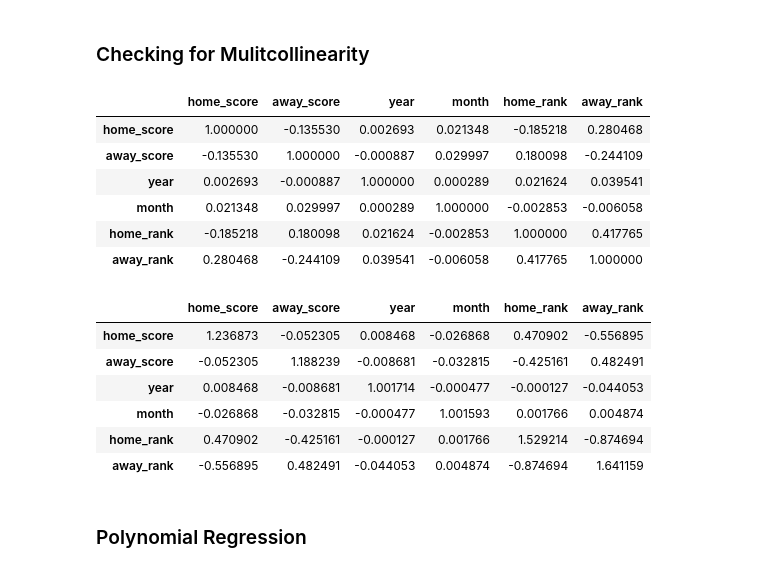
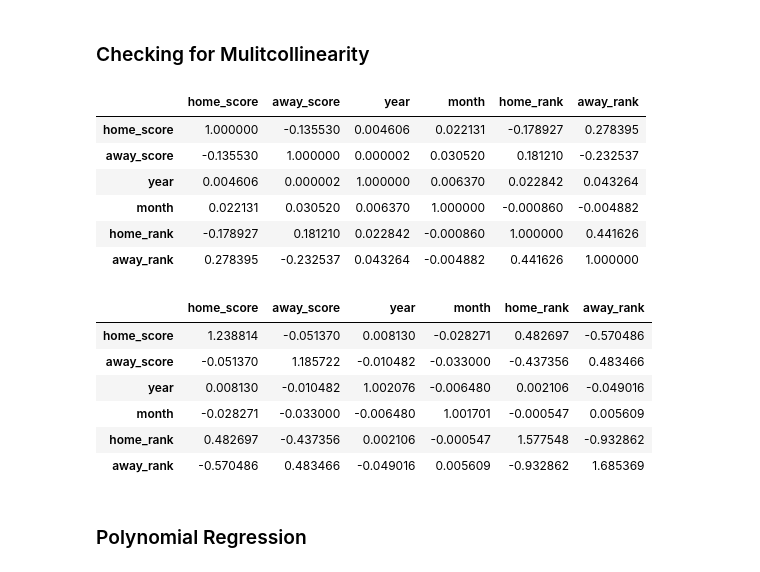
Before and after one commit to booorayan/Regression_fifa, a Jupyter notebook: Football_Match_Predictions.ipynb, the cells around one changed output. Saved outputs shown, nothing was run; the diff lists cells and outputs as text; code cells hidden in the pictures.

```diff
--- a/Football_Match_Predictions.ipynb
+++ b/Football_Match_Predictions.ipynb
@@ -981,27 +981,27 @@ According to the output, there is little to no correlation between the variables
 # %%
 # displaying the correlation between variables
 
-correlations = log_df.corr()
+correlations = out_f.corr()
 correlations
 # %% [output]
 |  | home_score | away_score | year | month | home_rank | away_rank |
-| home_score | 1.000000 | -0.135530 | 0.002693 | 0.021348 | -0.185218 | 0.280468 |
-| away_score | -0.135530 | 1.000000 | -0.000887 | 0.029997 | 0.180098 | -0.244109 |
-| year | 0.002693 | -0.000887 | 1.000000 | 0.000289 | 0.021624 | 0.039541 |
-| month | 0.021348 | 0.029997 | 0.000289 | 1.000000 | -0.002853 | -0.006058 |
-| home_rank | -0.185218 | 0.180098 | 0.021624 | -0.002853 | 1.000000 | 0.417765 |
-| away_rank | 0.280468 | -0.244109 | 0.039541 | -0.006058 | 0.417765 | 1.000000 |
+| home_score | 1.000000 | -0.135530 | 0.004606 | 0.022131 | -0.178927 | 0.278395 |
+| away_score | -0.135530 | 1.000000 | 0.000002 | 0.030520 | 0.181210 | -0.232537 |
+| year | 0.004606 | 0.000002 | 1.000000 | 0.006370 | 0.022842 | 0.043264 |
+| month | 0.022131 | 0.030520 | 0.006370 | 1.000000 | -0.000860 | -0.004882 |
+| home_rank | -0.178927 | 0.181210 | 0.022842 | -0.000860 | 1.000000 | 0.441626 |
+| away_rank | 0.278395 | -0.232537 | 0.043264 | -0.004882 | 0.441626 | 1.000000 |
 # %%
 # calculating the VIF score for each numerical variable
 pd.DataFrame(np.linalg.inv(correlations.values), index=correlations.index, columns=correlations.columns)
 # %% [output]
 |  | home_score | away_score | year | month | home_rank | away_rank |
-| home_score | 1.236873 | -0.052305 | 0.008468 | -0.026868 | 0.470902 | -0.556895 |
-| away_score | -0.052305 | 1.188239 | -0.008681 | -0.032815 | -0.425161 | 0.482491 |
-| year | 0.008468 | -0.008681 | 1.001714 | -0.000477 | -0.000127 | -0.044053 |
-| month | -0.026868 | -0.032815 | -0.000477 | 1.001593 | 0.001766 | 0.004874 |
-| home_rank | 0.470902 | -0.425161 | -0.000127 | 0.001766 | 1.529214 | -0.874694 |
-| away_rank | -0.556895 | 0.482491 | -0.044053 | 0.004874 | -0.874694 | 1.641159 |
+| home_score | 1.238814 | -0.051370 | 0.008130 | -0.028271 | 0.482697 | -0.570486 |
+| away_score | -0.051370 | 1.185722 | -0.010482 | -0.033000 | -0.437356 | 0.483466 |
+| year | 0.008130 | -0.010482 | 1.002076 | -0.006480 | 0.002106 | -0.049016 |
+| month | -0.028271 | -0.033000 | -0.006480 | 1.001701 | -0.000547 | 0.005609 |
+| home_rank | 0.482697 | -0.437356 | 0.002106 | -0.000547 | 1.577548 | -0.932862 |
+| away_rank | -0.570486 | 0.483466 | -0.049016 | 0.005609 | -0.932862 | 1.685369 |
 # %%
 # the variables are not correlated as the VIF score of each variable is close to 1
 # therefore, we do not drop any variable
```
Also changed, not shown: parts of 5 cells of this notebook.
